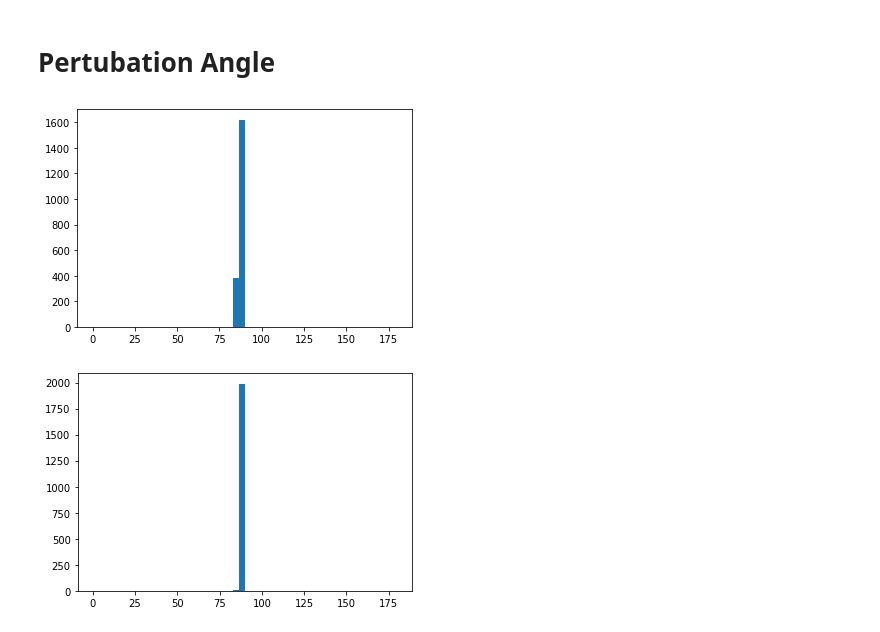
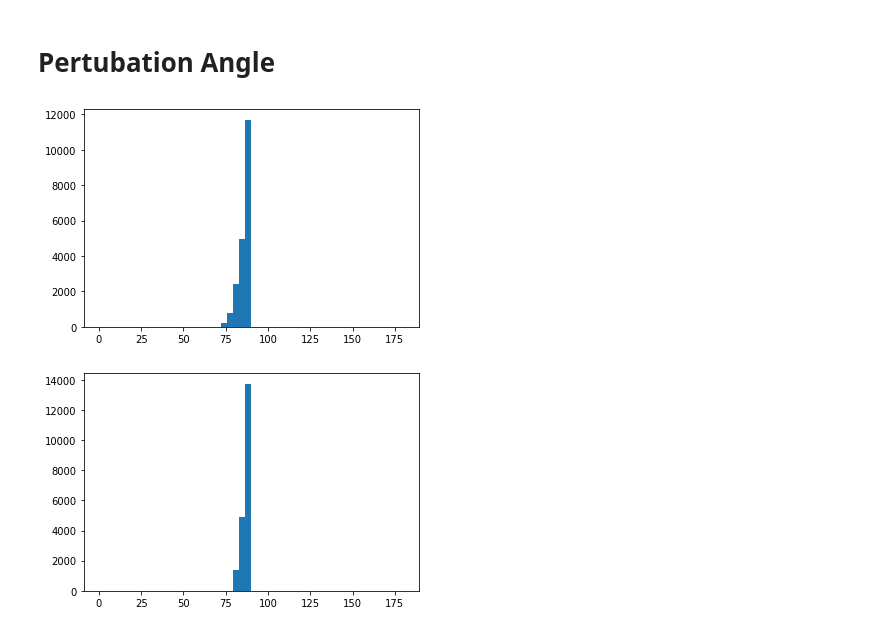
Before and after one commit to joaozago1/Visualizing_perturbation_angle, a Jupyter notebook: visualizing_perturbation_angle.ipynb, the cells around one changed output. Saved outputs shown, nothing was run; the diff lists cells and outputs as text; code cells hidden in the pictures.

```diff
--- a/visualizing_perturbation_angle.ipynb
+++ b/visualizing_perturbation_angle.ipynb
@@ -204,7 +194,7 @@ plt.show()
 [figure]
 # %%
 for i in range(20):
-    acc_train, acc_test, loss_train, loss_test = train_distilled_temperature(weights, biases, x_train, y_train, x_test, y_test, 250, "CCE_%i"%i, print_loss=False)
+    acc_train, acc_test, loss_train, loss_test = train_distilled_temperature(x_train, y_train, x_test, y_test, 250, "CCE_%i"%i, print_loss=False)
     plot_after_training(acc_train, acc_test, loss_train, loss_test)
 # %% [markdown]
 ## 10-dimensional Input Space
@@ -212,7 +202,7 @@ for i in range(20):
 x_train, y_train, x_test, y_test = generate_n_dim_data(10)
 # %%
 for i in range(20):
-    acc_train, acc_test, loss_train, loss_test = train_distilled_temperature(weights, biases, x_train, y_train, x_test, y_test, 250, "CCE_%i"%i, print_loss=False)
+    acc_train, acc_test, loss_train, loss_test = train_distilled_temperature(x_train, y_train, x_test, y_test, 250, "CCE_%i"%i, print_loss=False)
     plot_after_training(acc_train, acc_test, loss_train, loss_test)
 # %% [markdown]
 ## 50-dimensional Input Space
@@ -220,7 +210,7 @@ for i in range(20):
 x_train, y_train, x_test, y_test = generate_n_dim_data(50)
 # %%
 for i in range(20):
-    acc_train, acc_test, loss_train, loss_test = train_distilled_temperature(weights, biases, x_train, y_train, x_test, y_test, 250, "CCE_%i"%i, print_loss=False)
+    acc_train, acc_test, loss_train, loss_test = train_distilled_temperature(x_train, y_train, x_test, y_test, 250, "CCE_%i"%i, print_loss=False)
     plot_after_training(acc_train, acc_test, loss_train, loss_test)
 # %% [markdown]
 ## 500-dimensional Input Space
@@ -228,5 +218,5 @@ for i in range(20):
 x_train, y_train, x_test, y_test = generate_n_dim_data(500)
 # %%
 for i in range(20):
-    acc_train, acc_test, loss_train, loss_test = train_distilled_temperature(weights, biases, x_train, y_train, x_test, y_test, 250, "CCE_%i"%i, print_loss=False)
+    acc_train, acc_test, loss_train, loss_test = train_distilled_temperature(x_train, y_train, x_test, y_test, 250, "CCE_%i"%i, print_loss=False)
     plot_after_training(acc_train, acc_test, loss_train, loss_test)
@@ -330,16 +323,16 @@ def data_manifold(dim):
     return x_manifold, y_manifold
 # %%
 theta_list = list()
-for i in range(2):
+for i in range(20):
     theta_list.append(angle_calculation_grad_proj(3, [0,1], norm=2, epochs=250, loss_function="CCE_" + str(i)))
 #     angle_visualization_grad_proj(3, [0,1], norm=2, epochs=250, loss_function="CCE_" + str(i+1))
 
 
 plt.hist((np.asarray(theta_list[:len(theta_list)//2]).reshape(len(theta_list)//2*len(theta_list[0]))/math.pi)*180, range=(0, 180), bins=50)
 plt.show()
 
 plt.hist((np.asarray(theta_list[len(theta_list)//2:]).reshape(len(theta_list)//2*len(theta_list[0]))/math.pi)*180, range=(0, 180), bins=50)
 plt.show()
 # %% [output]
-[figure, old version]
+[figure, new version]
-[figure, old version]
+[figure, new version]
```
Also changed, not shown: parts of 7 cells of this notebook.
